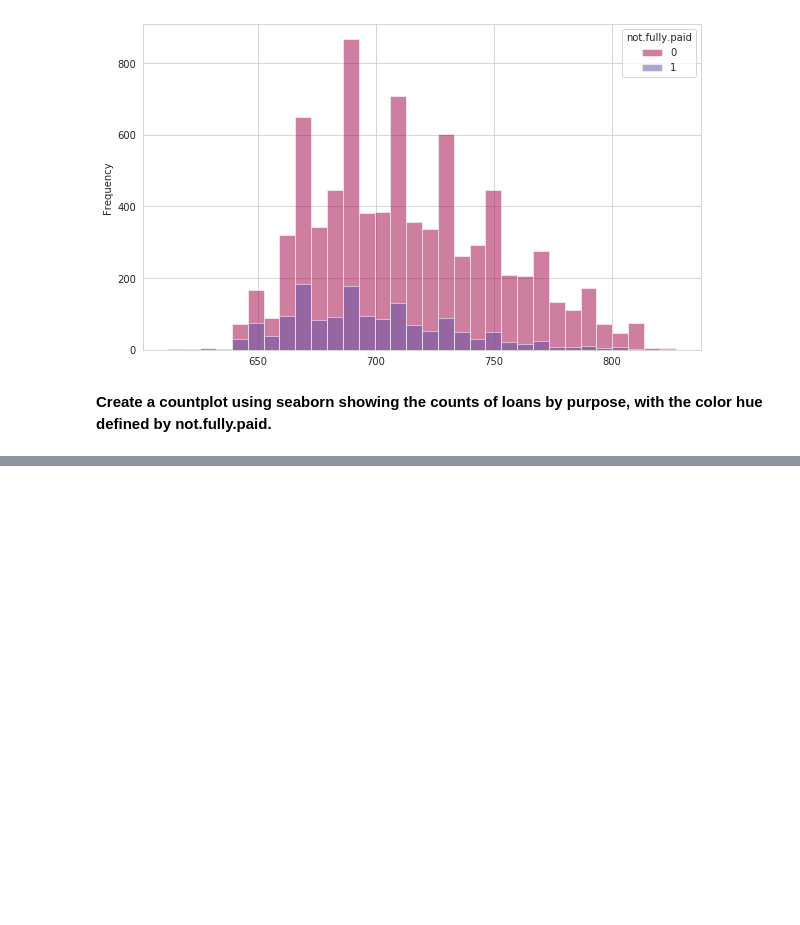
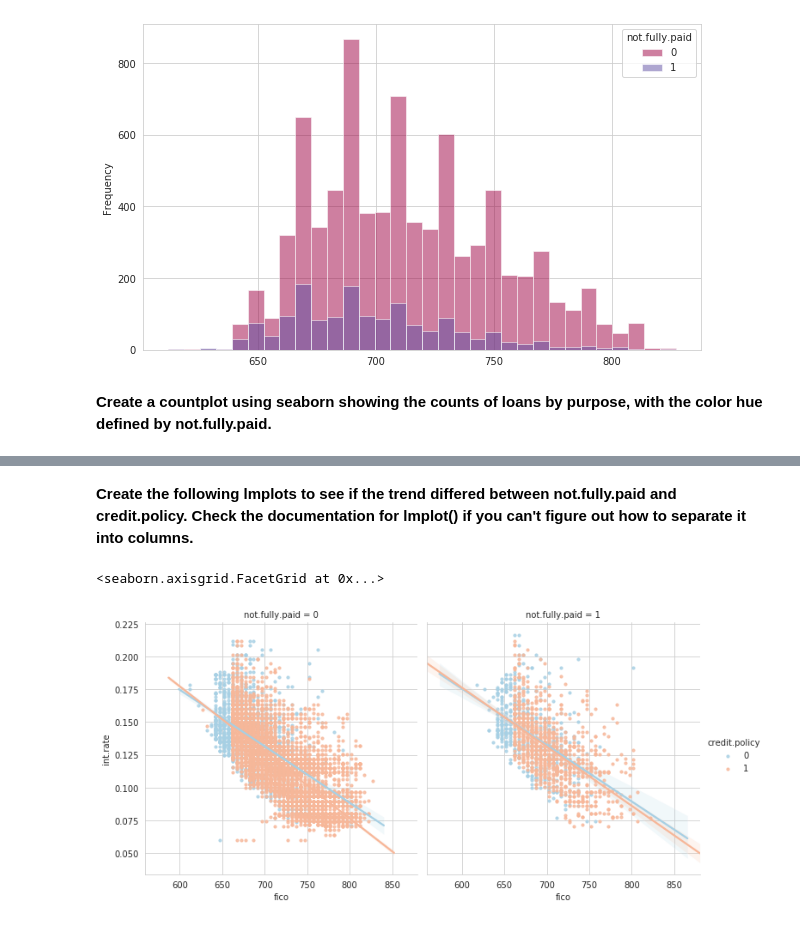
Before and after one commit to GkouskosV/Python-for-Data-Science-and-Machine-Learning-Bootcamp, a Jupyter notebook: Machine_Learning_Sections/DecisionTrees_and_RandomForests/LendingClub_RandomForest_Project.ipynb, the cells around one changed output, grey strips where cells are left out. Cells and saved outputs as stored; diff of their text form; code cells hidden in the pictures; blank space fills up the shorter version.

```diff
--- a/Machine_Learning_Sections/DecisionTrees_and_RandomForests/LendingClub_RandomForest_Project.ipynb
+++ b/Machine_Learning_Sections/DecisionTrees_and_RandomForests/LendingClub_RandomForest_Project.ipynb
@@ -119,0 +133,13 @@ loans.pivot_table(values='fico', columns='not.fully.paid', index=loans.index).pl
+# %% [markdown]
+**Create the following lmplots to see if the trend differed between not.fully.paid and credit.policy. Check the documentation for lmplot() if you can't figure out how to separate it into columns.**
+# %%
+sns.lmplot(x='fico',
+           y='int.rate',
+           hue='credit.policy',
+           col='not.fully.paid',
+           palette='RdBu_r',
+           data=loans,
+           scatter_kws={'s':10})
+# %% [output]
+<seaborn.axisgrid.FacetGrid at 0x...>
+[figure, added]
```
Also changed, not shown: parts of 33 cells of this notebook.
